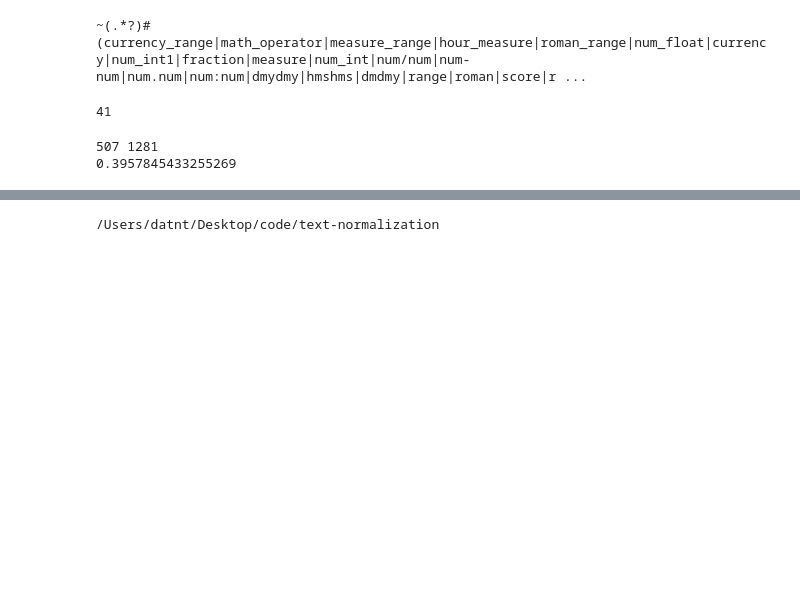
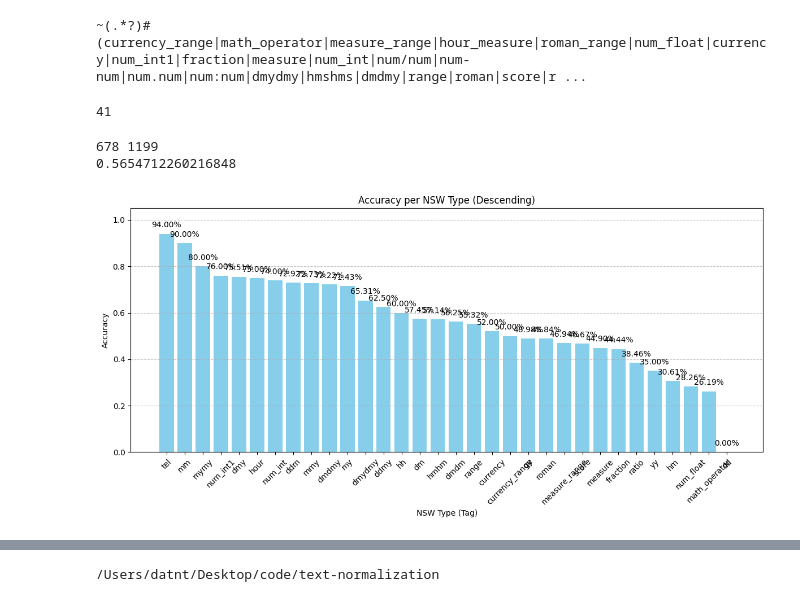
Before and after one commit to datnt3/text-normalization, a Jupyter notebook: data_storage/data_process.ipynb, the cells around one changed output, grey strips where cells are left out. Drawn from its saved outputs; the diff is of its cells as text; code cells hidden in the pictures; blank space fills up the shorter version.

```diff
--- a/data_storage/data_process.ipynb
+++ b/data_storage/data_process.ipynb
@@ -92,30 +98,63 @@ len(NSW_LIST)
 # %%
 import pandas as pd
 
-file = "/data/datnt3/text-normalization/data_storage/eval/exact_match.csv"
+file = "/data/datnt3/text-normalization/data_storage/eval/2025-06-03/2025-05-26_vn-llama3.2-1b-finetuned-300k_eval.csv"
 df = pd.read_csv(file)
 
 true = 0
 total = 0
 for _, row in df.iterrows():
   total += 1
-  if row["exact_match_res"] == 1:
+  if row["exact_match"] == 1:
     true += 1
 
 print(true,total)
 print(true/total)
 # %% [output]
-507 1281
-0.3957845433255269
+678 1199
+0.5654712260216848
 # %%
 prob_nsw_dict = {}
 
 for _, row in df.iterrows():
-  for tag in row["final_tags"].split(";"):
-    tag = tag.strip()
+    tag = row["test_tag"].strip()
     if tag not in prob_nsw_dict.keys():
       prob_nsw_dict[tag] = {"true": 0,
                             "total": 0}
     prob_nsw_dict[tag]["total"] += 1
-    if row["exact_match_res"] == 1:
+    if row["exact_match"] == 1:
       prob_nsw_dict[tag]["true"] += 1
+# %%
+import matplotlib.pyplot as plt
+
+# Compute accuracy for each tag
+tag_accuracy = []
+for tag, values in prob_nsw_dict.items():
+    accuracy = values["true"] / values["total"] if values["total"] > 0 else 0
+    tag_accuracy.append((tag, accuracy))
+
+# Sort by descending accuracy
+tag_accuracy.sort(key=lambda x: x[1], reverse=True)
+
+# Unpack
+tag_names, accuracies = zip(*tag_accuracy)
+
+# Plot
+plt.figure(figsize=(12, 6))
+bars = plt.bar(tag_names, accuracies, color='skyblue')
+plt.xlabel("NSW Type (Tag)")
+plt.ylabel("Accuracy")
+plt.title("Accuracy per NSW Type (Descending)")
+plt.ylim(0, 1.05)
+
+# Add percentage on top of bars
+for bar, acc in zip(bars, accuracies):
+    yval = bar.get_height()
+    plt.text(bar.get_x() + bar.get_width() / 2.0, yval + 0.02, f"{acc:.2%}", ha='center', va='bottom')
+
+plt.xticks(rotation=45)
+plt.tight_layout()
+plt.grid(axis='y', linestyle='--', alpha=0.7)
+plt.show()
+# %% [output]
+[figure, added]
```
Also changed, not shown: parts of 3 cells of this notebook, 4 other files.
